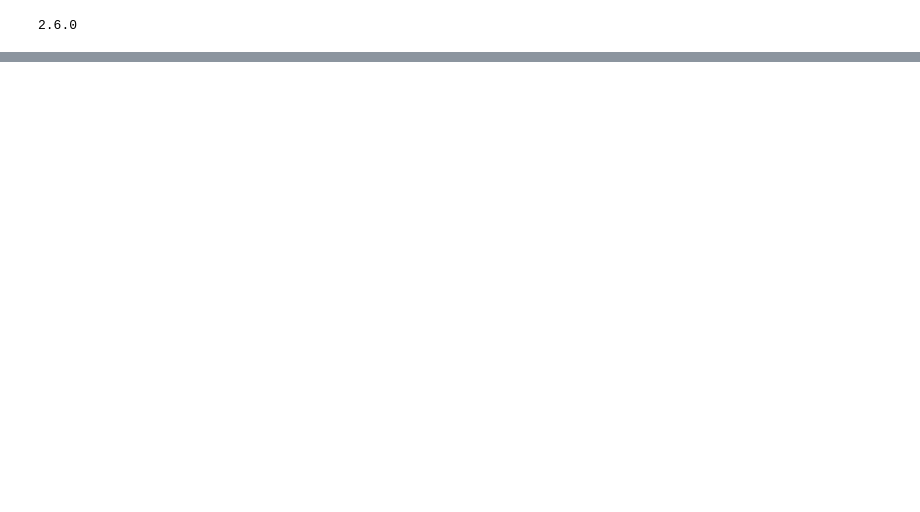
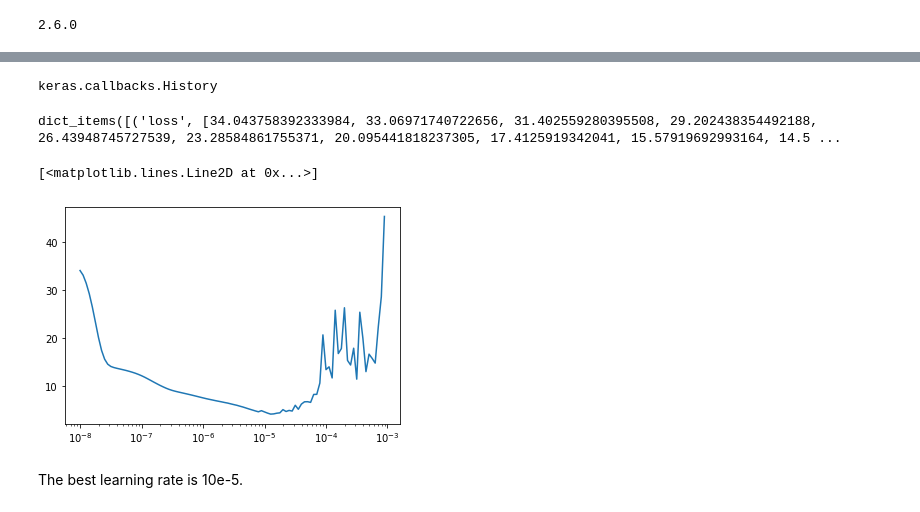
Before and after one commit to tfreyd/TensorflowCoursera, a Jupyter notebook: C4/W4/ungraded_labs/C4_W4_Lab_1_LSTM.ipynb, the cells around one changed output, grey strips where cells are left out. Saved outputs shown, nothing was run; the diff lists cells and outputs as text; code cells hidden in the pictures; blank space fills up the shorter version.

```diff
--- a/C4/W4/ungraded_labs/C4_W4_Lab_1_LSTM.ipynb
+++ b/C4/W4/ungraded_labs/C4_W4_Lab_1_LSTM.ipynb
@@ -117,0 +118,18 @@ Epoch 100/100
+# %%
+type(history)
+# %% [output]
+keras.callbacks.History
+# %%
+history.history.items()
+# %% [output]
+dict_items([('loss', [34.043758392333984, 33.06971740722656, 31.402559280395508, 29.202438354492188, 26.43948745727539, 23.28584861755371, 20.095441818237305, 17.4125919342041, 15.57919692993164, 14.5 ...
+# %%
+learnig_rate=history.history['lr']
+loss_values=history.history['loss']
+# %%
+plt.semilogx(learnig_rate,loss_values)
+# %% [output]
+[<matplotlib.lines.Line2D at 0x...>]
+[figure, added]
+# %% [markdown]
+The best learning rate is 10e-5.
```
Also changed, not shown: parts of 1 cell of this notebook.
